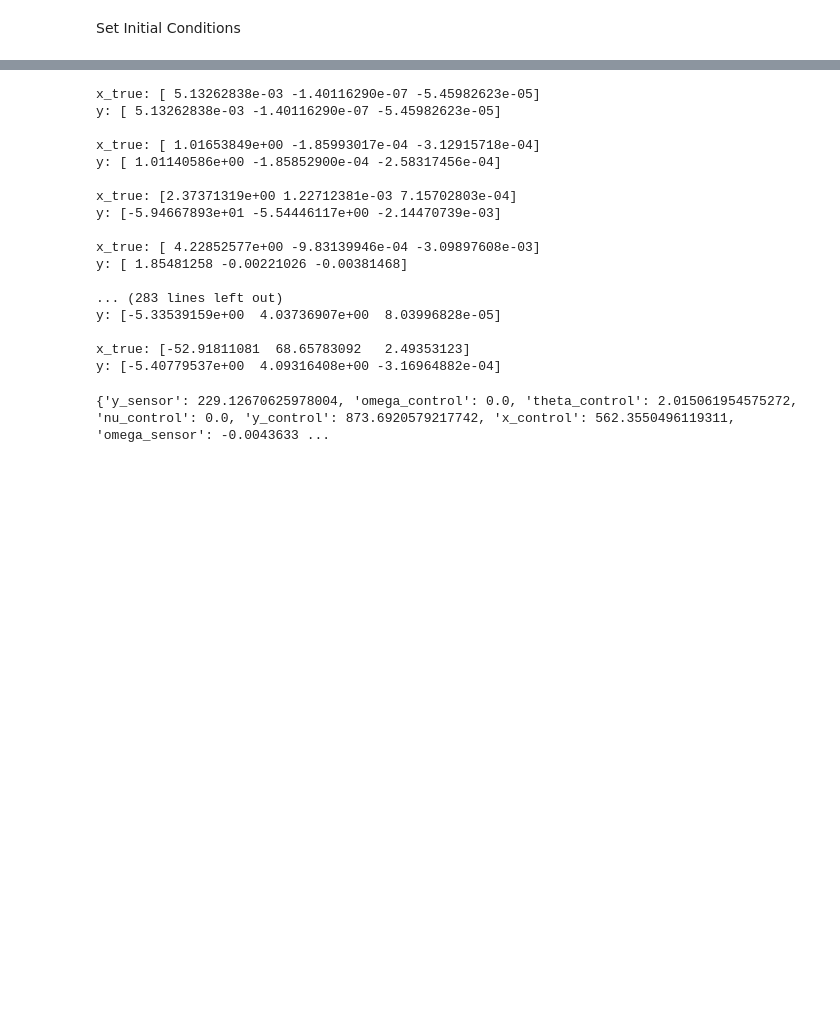
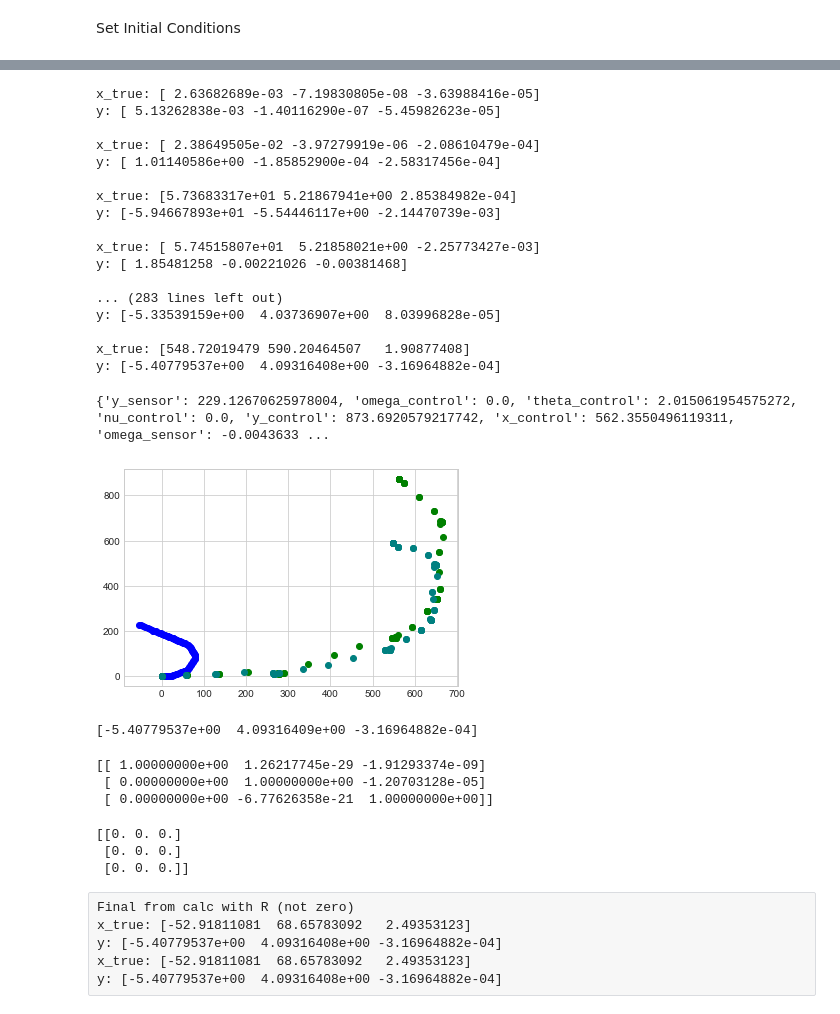
Before and after one commit to MScA-Robotics/imu-positioning, a Jupyter notebook: offline/Sensor Control EKF.ipynb, the cells around one changed output, grey strips where cells are left out. Cells and saved outputs as stored; diff of their text form; code cells hidden in the pictures; blank space fills up the shorter version.

Commit message:
Update Sensor Control with covariances

```diff
--- a/offline/Sensor Control EKF.ipynb
+++ b/offline/Sensor Control EKF.ipynb
@@ -9,6 +9,9 @@ import os
 import json
 from pprint import pprint
 import numpy as np
+import matplotlib.pyplot as plt
+
+plt.style.use('seaborn-whitegrid')
 # %%
 file_path = os.path.join(os.getcwd(), 'data')
 drive_file = 'drive_data_200703.json'
@@ -91,6 +94,27 @@ for i, curr_dat in enumerate(drive_data, 1):
         [0, 0, 1]
     ])
 
+        # What to plugin to alpha 1-4?
+    alpha_1, alpha_2, alpha_3, alpha_4 = 10e-7, 15e-7, 5e-7, 20e-7
+    alpha_1, alpha_2, alpha_3, alpha_4 = (10,) * 4
+    qalpha_1, qalpha_2, qalpha_3, qalpha_4 = (1,) * 4
+
+    R_t_1_1 = alpha_1 * curr_dat['nu_sensor']**2 + alpha_2 * curr_dat['omega_sensor']**2
+    R_t_2_2 = alpha_3 * curr_dat['nu_sensor']**2 + alpha_4 * curr_dat['omega_sensor']**2
+    R = np.array([
+        [R_t_1_1, 0, 0],
+        [0, R_t_2_2, 0],
+        [0, 0, 1]
+    ])
+
+    Q_t_1_1 = qalpha_1 * curr_dat['nu_control']**2 + qalpha_2 * curr_dat['omega_control']**2
+    Q_t_2_2 = qalpha_3 * curr_dat['nu_control']**2 + qalpha_4 * curr_dat['omega_control']**2
+    Q = np.array([
+        [Q_t_1_1, 0, 0],
+        [0, Q_t_2_2, 0],
+        [0, 0, 1]
+    ])
+
     # === Predict ===
     x_pred_control = x_true + u_t_control
     x_pred_sensor = x_true + u_t_sensor
@@ -111,26 +135,67 @@ for i, curr_dat in enumerate(drive_data, 1):
         f"\n"
     )
     # Setup for Next Iteration
+    curr_dat['x_true'] = x_true[0]
+    curr_dat['y_true'] = x_true[1]
     prior_dat = curr_dat
 # %% [output]
-x_true: [ 5.13262838e-03 -1.40116290e-07 -5.45982623e-05]
+x_true: [ 2.63682689e-03 -7.19830805e-08 -3.63988416e-05]
 y: [ 5.13262838e-03 -1.40116290e-07 -5.45982623e-05]
 
-x_true: [ 1.01653849e+00 -1.85993017e-04 -3.12915718e-04]
+x_true: [ 2.38649505e-02 -3.97279919e-06 -2.08610479e-04]
 y: [ 1.01140586e+00 -1.85852900e-04 -2.58317456e-04]
 
-x_true: [2.37371319e+00 1.22712381e-03 7.15702803e-04]
+x_true: [5.73683317e+01 5.21867941e+00 2.85384982e-04]
 y: [-5.94667893e+01 -5.54446117e+00 -2.14470739e-03]
 
-x_true: [ 4.22852577e+00 -9.83139946e-04 -3.09897608e-03]
+x_true: [ 5.74515807e+01  5.21858021e+00 -2.25773427e-03]
 y: [ 1.85481258 -0.00221026 -0.00381468]
 
 ... (283 lines left out)
 y: [-5.33539159e+00  4.03736907e+00  8.03996828e-05]
 
-x_true: [-52.91811081  68.65783092   2.49353123]
+x_true: [548.72019479 590.20464507   1.90877408]
 y: [-5.40779537e+00  4.09316408e+00 -3.16964882e-04]
 # %%
 print(drive_data[-1])
 # %% [output]
 {'y_sensor': 229.12670625978004, 'omega_control': 0.0, 'theta_control': 2.015061954575272, 'nu_control': 0.0, 'y_control': 873.6920579217742, 'x_control': 562.3550496119311, 'omega_sensor': -0.0043633 ...
+# %%
+x_sensor = [dat.get('x_sensor') for dat in drive_data]
+y_sensor = [dat.get('y_sensor') for dat in drive_data]
+x_control = [dat.get('x_control') for dat in drive_data]
+y_control = [dat.get('y_control') for dat in drive_data]
+x_true = [dat.get('x_true') for dat in drive_data]
+y_true = [dat.get('y_true') for dat in drive_data]
+
+fig = plt.figure()
+plt.plot(x_sensor, y_sensor, 'o', color='blue')
+plt.plot(x_control, y_control, 'o', color='green')
+plt.plot(x_true, y_true, 'o', color='teal')
+plt.show()
+# fig.savefig('plot.png')
+# %% [output]
+[figure, added]
+# %%
+print(K.dot(y))
+# %% [output]
+[-5.40779537e+00  4.09316409e+00 -3.16964882e-04]
+# %%
+print(K)
+# %% [output]
+[[ 1.00000000e+00  1.26217745e-29 -1.91293374e-09]
+ [ 0.00000000e+00  1.00000000e+00 -1.20703128e-05]
+ [ 0.00000000e+00 -6.77626358e-21  1.00000000e+00]]
+# %%
+R = np.zeros([3,3])
+print(R)
+# %% [output]
+[[0. 0. 0.]
+ [0. 0. 0.]
+ [0. 0. 0.]]
+# %% [raw]
+Final from calc with R (not zero)
+x_true: [-52.91811081  68.65783092   2.49353123]
+y: [-5.40779537e+00  4.09316408e+00 -3.16964882e-04]
+x_true: [-52.91811081  68.65783092   2.49353123]
+y: [-5.40779537e+00  4.09316408e+00 -3.16964882e-04]
```
